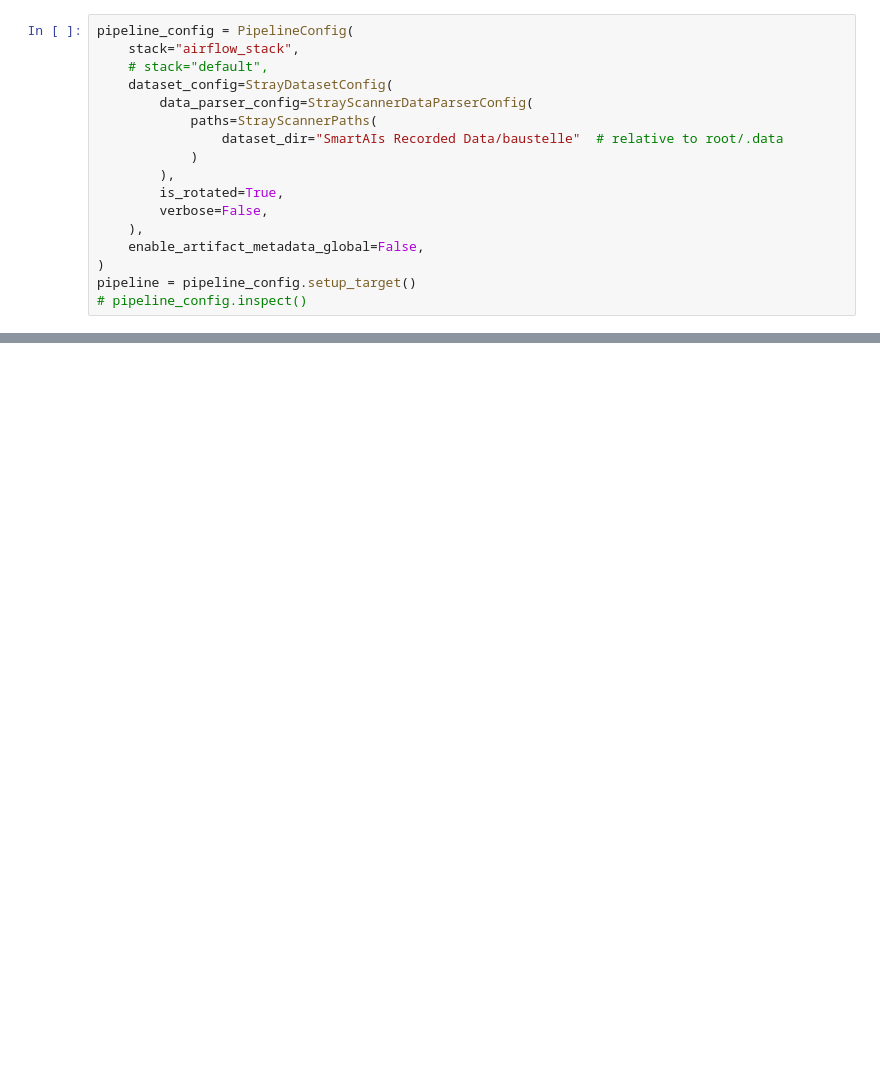
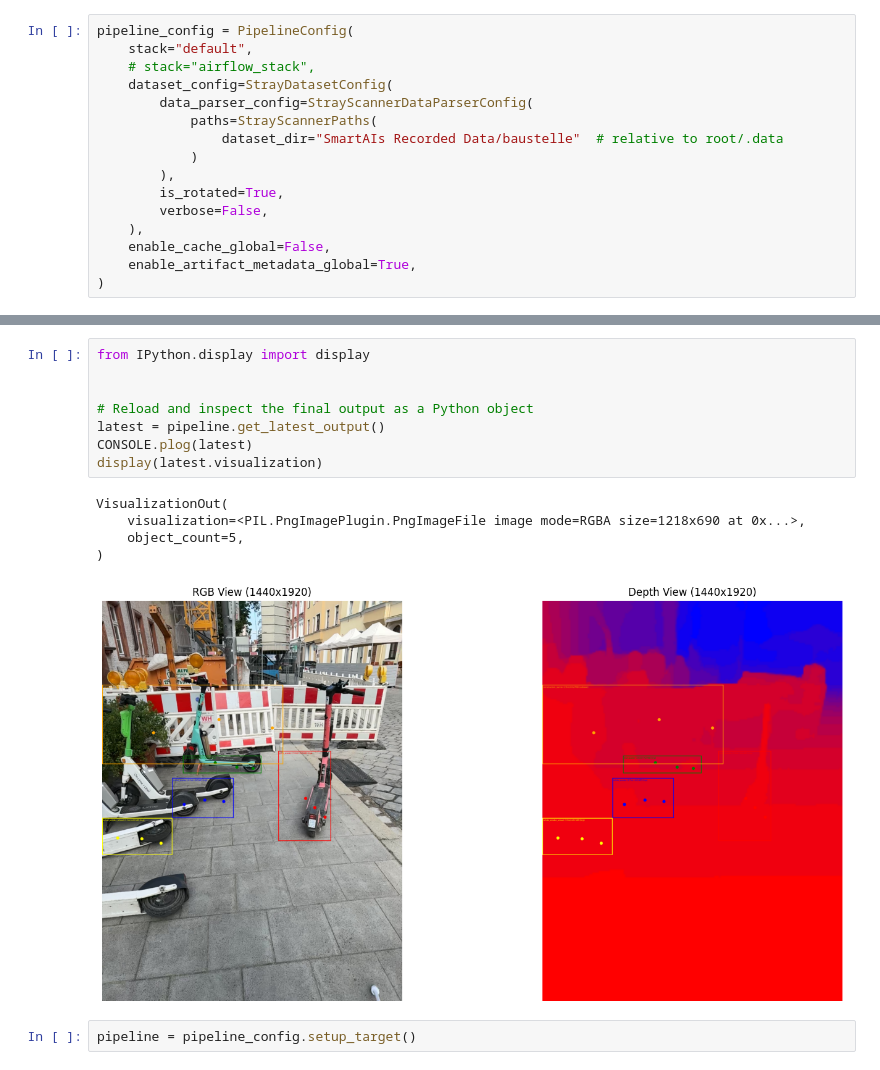
Before and after one commit to JanDuchscherer104/dlvc-spatial-understanding, a Jupyter notebook: notebooks/test_pipeline.ipynb, the cells around one changed output, grey strips where cells are left out. Saved outputs shown, nothing was run; the diff lists cells and outputs as text; blank space fills up the shorter version.

```diff
--- a/notebooks/test_pipeline.ipynb
+++ b/notebooks/test_pipeline.ipynb
@@ -4,7 +7,7 @@ from utils import CONSOLE
 # %%
 pipeline_config = PipelineConfig(
-    stack="airflow_stack",
-    # stack="default",
+    stack="default",
+    # stack="airflow_stack",
     dataset_config=StrayDatasetConfig(
         data_parser_config=StrayScannerDataParserConfig(
             paths=StrayScannerPaths(
@@ -14,8 +17,7 @@ pipeline_config = PipelineConfig(
         is_rotated=True,
         verbose=False,
     ),
-    enable_artifact_metadata_global=False,
+    enable_cache_global=False,
+    enable_artifact_metadata_global=True,
 )
-pipeline = pipeline_config.setup_target()
-# pipeline_config.inspect()
 # %% [output]
@@ -103,0 +73,16 @@ KeyboardInterrupt
+# %%
+from IPython.display import display
+
+
+# Reload and inspect the final output as a Python object
+latest = pipeline.get_latest_output()
+CONSOLE.plog(latest)
+display(latest.visualization)
+# %% [output]
+VisualizationOut(
+    visualization=<PIL.PngImagePlugin.PngImageFile image mode=RGBA size=1218x690 at 0x...>,
+    object_count=5,
+)
+[figure, added]
+# %%
+pipeline = pipeline_config.setup_target()
```
Also changed, not shown: parts of 10 cells of this notebook, 1 other file.
